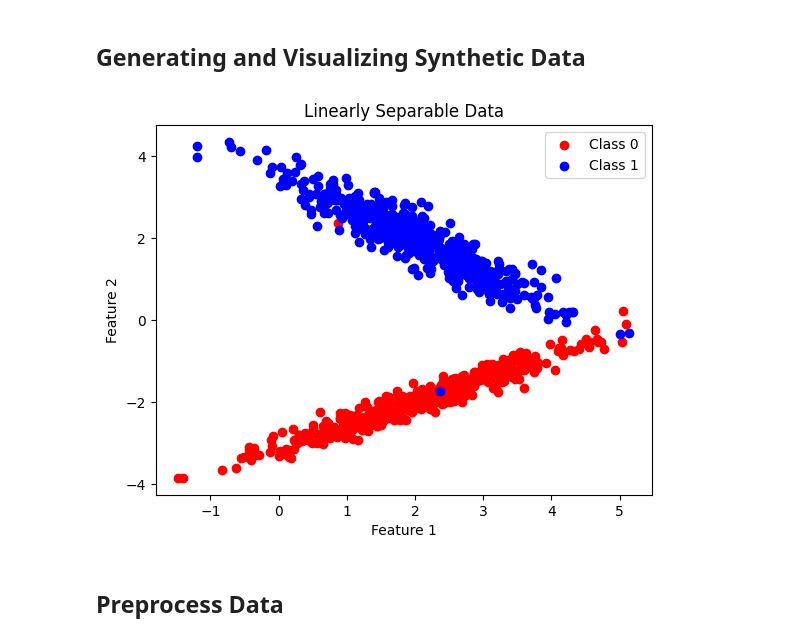
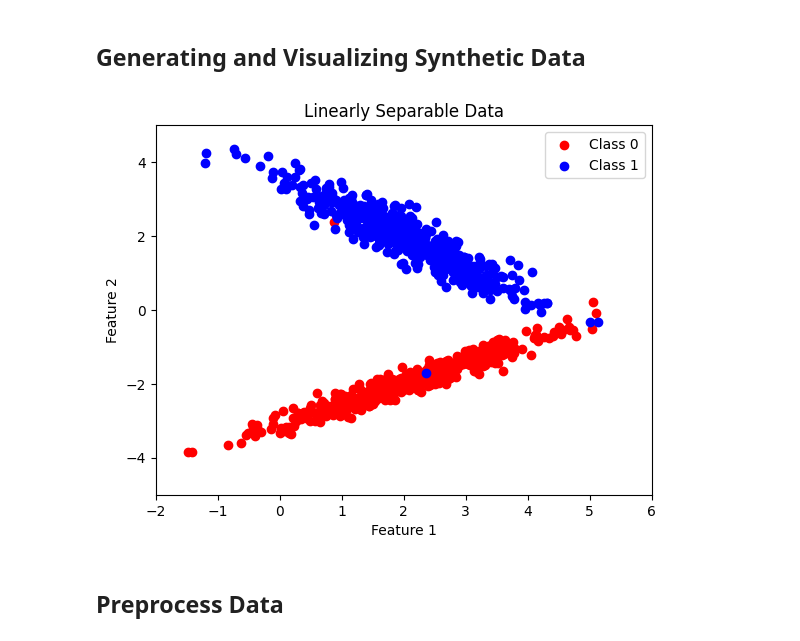
Before and after one commit to mhrafi66/REU_Tutorials, a Jupyter notebook: REU_Lecture_2.ipynb, the cells around one changed output. Cells and saved outputs as stored; diff of their text form; code cells hidden in the pictures.

```diff
--- a/REU_Lecture_2.ipynb
+++ b/REU_Lecture_2.ipynb
@@ -101,17 +101,19 @@ from sklearn.preprocessing import StandardScaler
 # %%
 # Generate synthetic linearly separable data
 X, y = make_classification(n_samples=1000, n_features=2, n_informative=2, n_redundant=0, n_clusters_per_class=1, class_sep=2, random_state=42)
 
 # Visualize the data
 plt.scatter(X[y == 0][:, 0], X[y == 0][:, 1], color='red', label='Class 0')
 plt.scatter(X[y == 1][:, 0], X[y == 1][:, 1], color='blue', label='Class 1')
 plt.legend()
 plt.title("Linearly Separable Data")
 plt.xlabel("Feature 1")
+plt.xlim((-2,6))
 plt.ylabel("Feature 2")
+plt.ylim((-5,5))
 plt.show()
 # %% [output]
-[figure, old version]
+[figure, new version]
 # %% [markdown]
 ## Preprocess Data
 # %%
```
Also changed, not shown: parts of 10 cells of this notebook.
